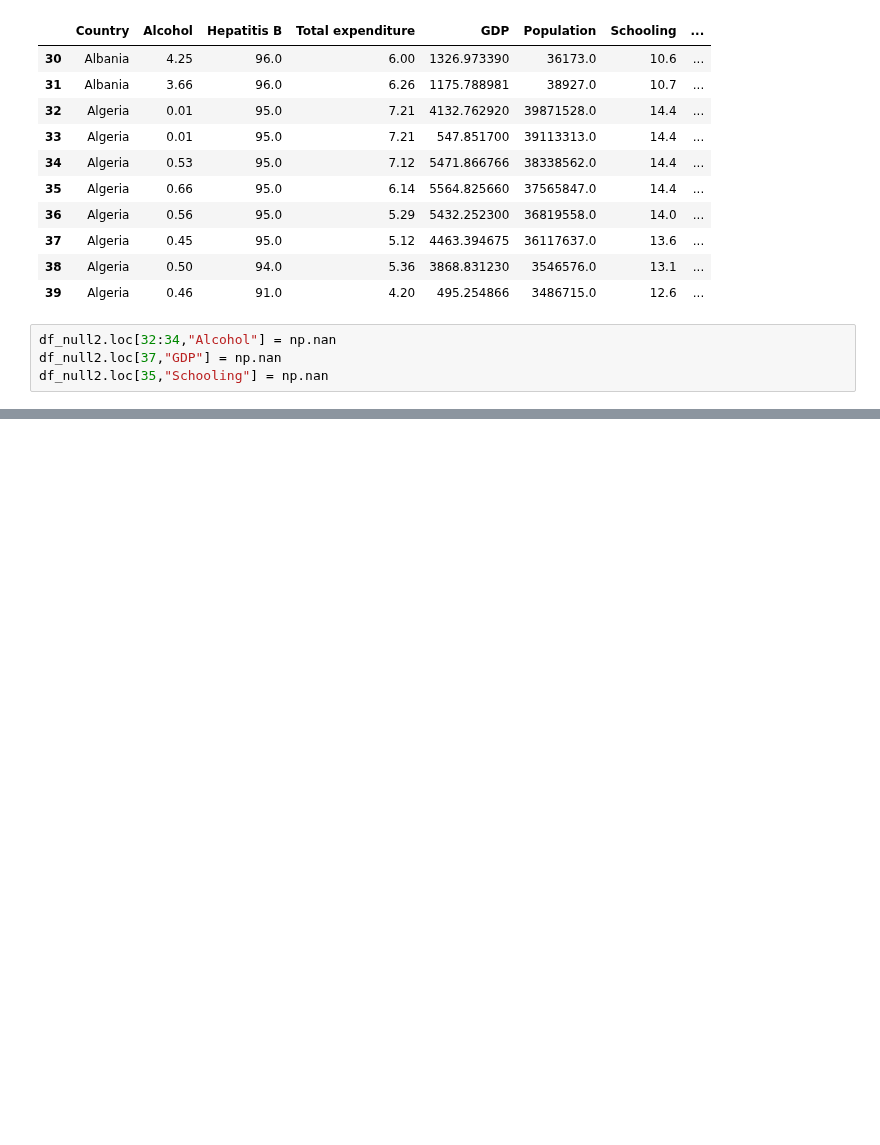
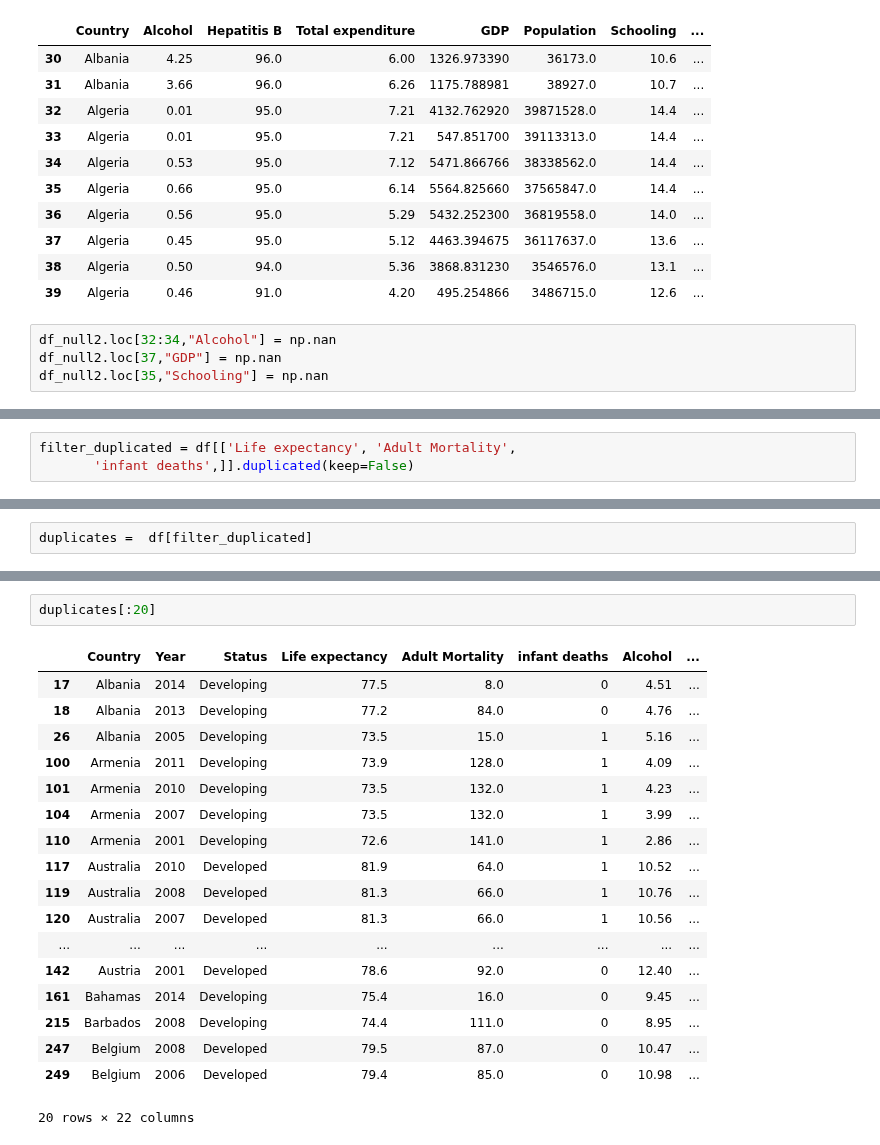
Before and after one commit to Manish-Kumar-9782/Tutorials-, a Jupyter notebook: Python DataScience/datasets/Life Expectancy Practice 1.ipynb, the cells around one changed output, grey strips where cells are left out. Saved outputs shown, nothing was run; the diff lists cells and outputs as text; blank space fills up the shorter version.

Commit message:
worked on the Life expectancy dataset

```diff
--- a/Python DataScience/datasets/Life Expectancy Practice 1.ipynb
+++ b/Python DataScience/datasets/Life Expectancy Practice 1.ipynb
@@ -354,0 +492,3 @@ df_null2.fillna(method="ffill", axis=1).iloc[30:40]
+# %%
+filter_duplicated = df[['Life expectancy', 'Adult Mortality',
+       'infant deaths',]].duplicated(keep=False)
@@ -354,0 +510,2 @@ df_null2.fillna(method="ffill", axis=1).iloc[30:40]
+# %%
+duplicates =  df[filter_duplicated]
@@ -354,0 +543,21 @@ df_null2.fillna(method="ffill", axis=1).iloc[30:40]
+# %%
+duplicates[:20]
+# %% [output]
+|  | Country | Year | Status | Life expectancy | Adult Mortality | infant deaths | Alcohol | ... |
+| 17 | Albania | 2014 | Developing | 77.5 | 8.0 | 0 | 4.51 | ... |
+| 18 | Albania | 2013 | Developing | 77.2 | 84.0 | 0 | 4.76 | ... |
+| 26 | Albania | 2005 | Developing | 73.5 | 15.0 | 1 | 5.16 | ... |
+| 100 | Armenia | 2011 | Developing | 73.9 | 128.0 | 1 | 4.09 | ... |
+| 101 | Armenia | 2010 | Developing | 73.5 | 132.0 | 1 | 4.23 | ... |
+| 104 | Armenia | 2007 | Developing | 73.5 | 132.0 | 1 | 3.99 | ... |
+| 110 | Armenia | 2001 | Developing | 72.6 | 141.0 | 1 | 2.86 | ... |
+| 117 | Australia | 2010 | Developed | 81.9 | 64.0 | 1 | 10.52 | ... |
+| 119 | Australia | 2008 | Developed | 81.3 | 66.0 | 1 | 10.76 | ... |
+| 120 | Australia | 2007 | Developed | 81.3 | 66.0 | 1 | 10.56 | ... |
+| ... | ... | ... | ... | ... | ... | ... | ... | ... |
+| 142 | Austria | 2001 | Developed | 78.6 | 92.0 | 0 | 12.40 | ... |
+| 161 | Bahamas | 2014 | Developing | 75.4 | 16.0 | 0 | 9.45 | ... |
+| 215 | Barbados | 2008 | Developing | 74.4 | 111.0 | 0 | 8.95 | ... |
+| 247 | Belgium | 2008 | Developed | 79.5 | 87.0 | 0 | 10.47 | ... |
+| 249 | Belgium | 2006 | Developed | 79.4 | 85.0 | 0 | 10.98 | ... |
+20 rows × 22 columns
```
Also changed, not shown: parts of 23 cells of this notebook.
